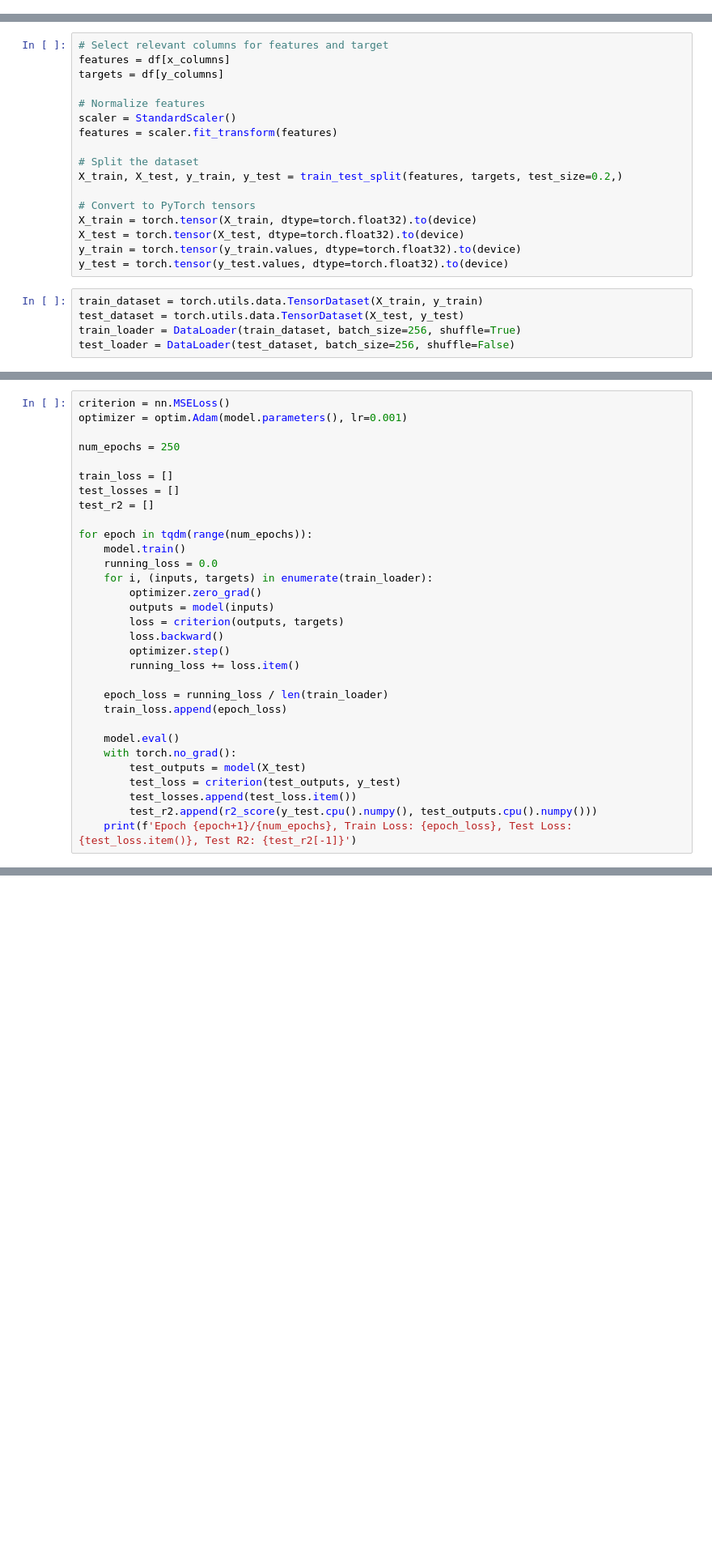
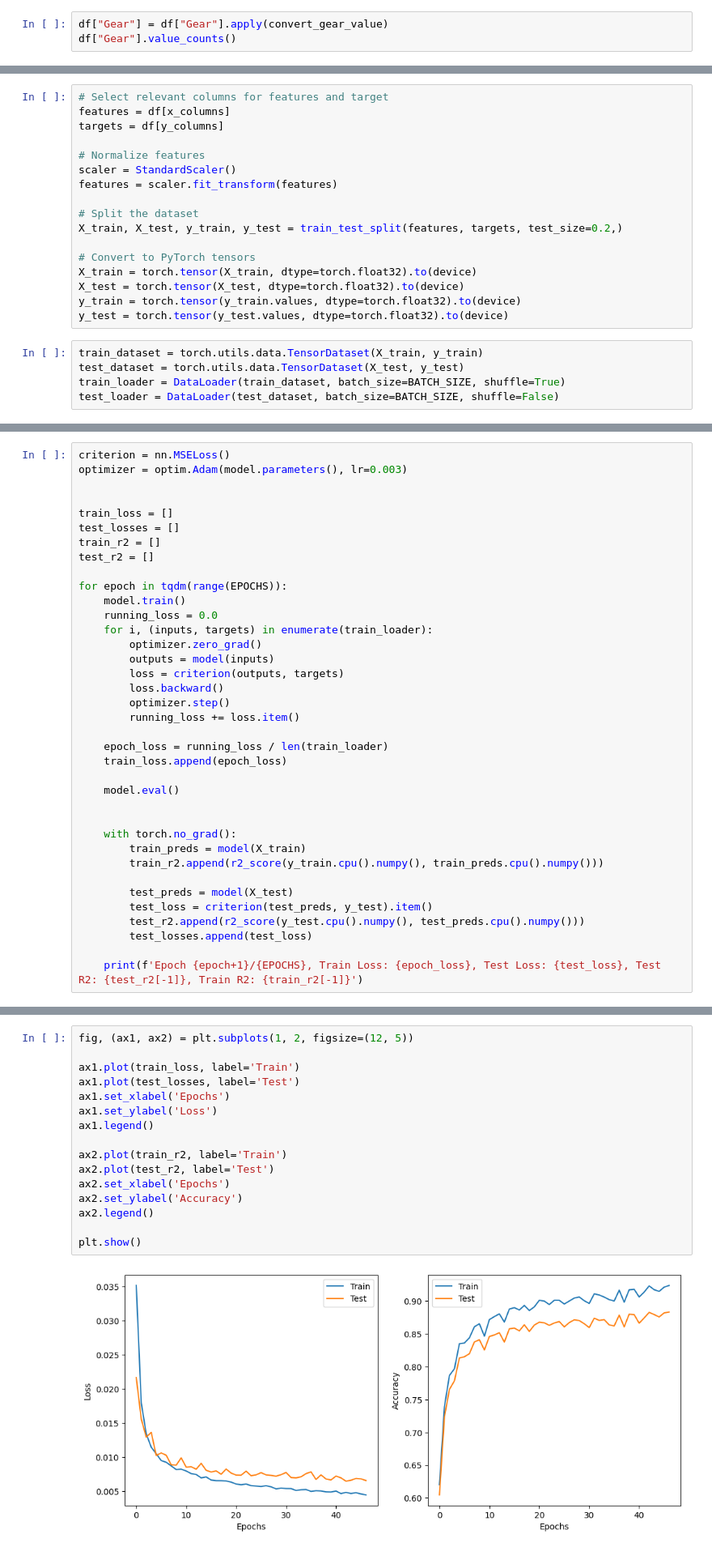
Before and after one commit to Jkachoura/TORCS-client-SSJ, a Jupyter notebook: final_data_pipeline.ipynb, the cells around one changed output, grey strips where cells are left out. Shown at 81% size. Cells and saved outputs as stored; diff of their text form; blank space fills up the shorter version.

Commit message:
Changes to model

```diff
--- a/final_data_pipeline.ipynb
+++ b/final_data_pipeline.ipynb
@@ -65,0 +82,3 @@ len(df)
+# %%
+df["Gear"] = df["Gear"].apply(convert_gear_value)
+df["Gear"].value_counts()
@@ -153,8 +183,8 @@ y_test = torch.tensor(y_test.values, dtype=torch.float32).to(device)
 # %%
 train_dataset = torch.utils.data.TensorDataset(X_train, y_train)
 test_dataset = torch.utils.data.TensorDataset(X_test, y_test)
-train_loader = DataLoader(train_dataset, batch_size=256, shuffle=True)
-test_loader = DataLoader(test_dataset, batch_size=256, shuffle=False)
+train_loader = DataLoader(train_dataset, batch_size=BATCH_SIZE, shuffle=True)
+test_loader = DataLoader(test_dataset, batch_size=BATCH_SIZE, shuffle=False)
 # %%
 X_train.shape[1], y_train.shape[1]
 # %% [output]
@@ -185,14 +221,14 @@ print(X_train.shape[1], y_train.shape[1])
 # %%
 criterion = nn.MSELoss()
-optimizer = optim.Adam(model.parameters(), lr=0.001)
+optimizer = optim.Adam(model.parameters(), lr=0.003)
 
-num_epochs = 250
 
 train_loss = []
 test_losses = []
+train_r2 = []
 test_r2 = []
 
-for epoch in tqdm(range(num_epochs)):
+for epoch in tqdm(range(EPOCHS)):
     model.train()
     running_loss = 0.0
     for i, (inputs, targets) in enumerate(train_loader):
@@ -207,10 +243,16 @@ for epoch in tqdm(range(num_epochs)):
     train_loss.append(epoch_loss)
 
     model.eval()
+
+
     with torch.no_grad():
-        test_outputs = model(X_test)
-        test_loss = criterion(test_outputs, y_test)
-        test_losses.append(test_loss.item())
-        test_r2.append(r2_score(y_test.cpu().numpy(), test_outputs.cpu().numpy()))
-    print(f'Epoch {epoch+1}/{num_epochs}, Train Loss: {epoch_loss}, Test Loss: {test_loss.item()}, Test R2: {test_r2[-1]}')
+        train_preds = model(X_train)
+        train_r2.append(r2_score(y_train.cpu().numpy(), train_preds.cpu().numpy()))
+
+        test_preds = model(X_test)
+        test_loss = criterion(test_preds, y_test).item()
+        test_r2.append(r2_score(y_test.cpu().numpy(), test_preds.cpu().numpy()))
+        test_losses.append(test_loss)
+
+    print(f'Epoch {epoch+1}/{EPOCHS}, Train Loss: {epoch_loss}, Test Loss: {test_loss}, Test R2: {test_r2[-1]}, Train R2: {train_r2[-1]}')
 # %% [output]
@@ -247,3 +277,21 @@ plt.show()
+# %%
+fig, (ax1, ax2) = plt.subplots(1, 2, figsize=(12, 5))
+
+ax1.plot(train_loss, label='Train')
+ax1.plot(test_losses, label='Test')
+ax1.set_xlabel('Epochs')
+ax1.set_ylabel('Loss')
+ax1.legend()
+
+ax2.plot(train_r2, label='Train')
+ax2.plot(test_r2, label='Test')
+ax2.set_xlabel('Epochs')
+ax2.set_ylabel('Accuracy')
+ax2.legend()
+
+plt.show()
+# %% [output]
+[figure, added]
 # %%
 #save model
 
```
Also changed, not shown: parts of 12 cells of this notebook, 8 other files.
